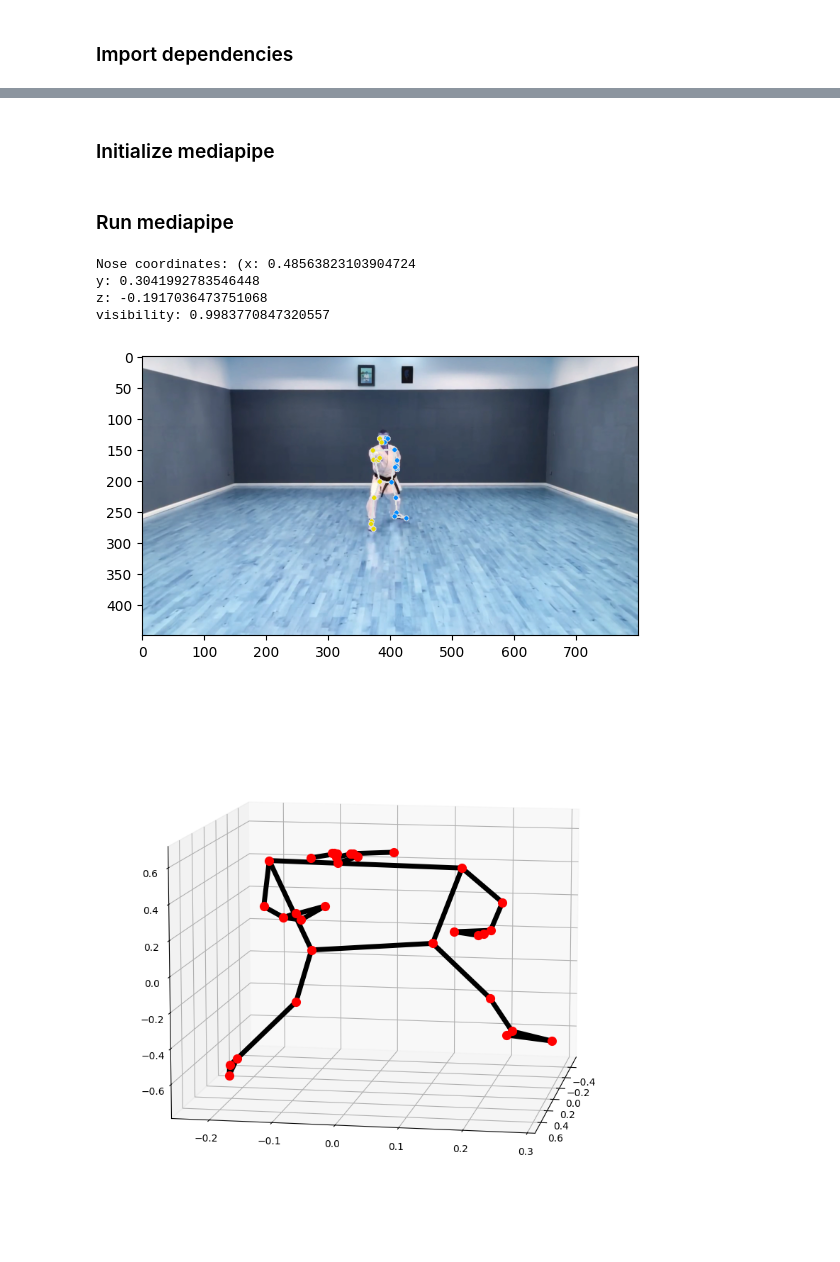
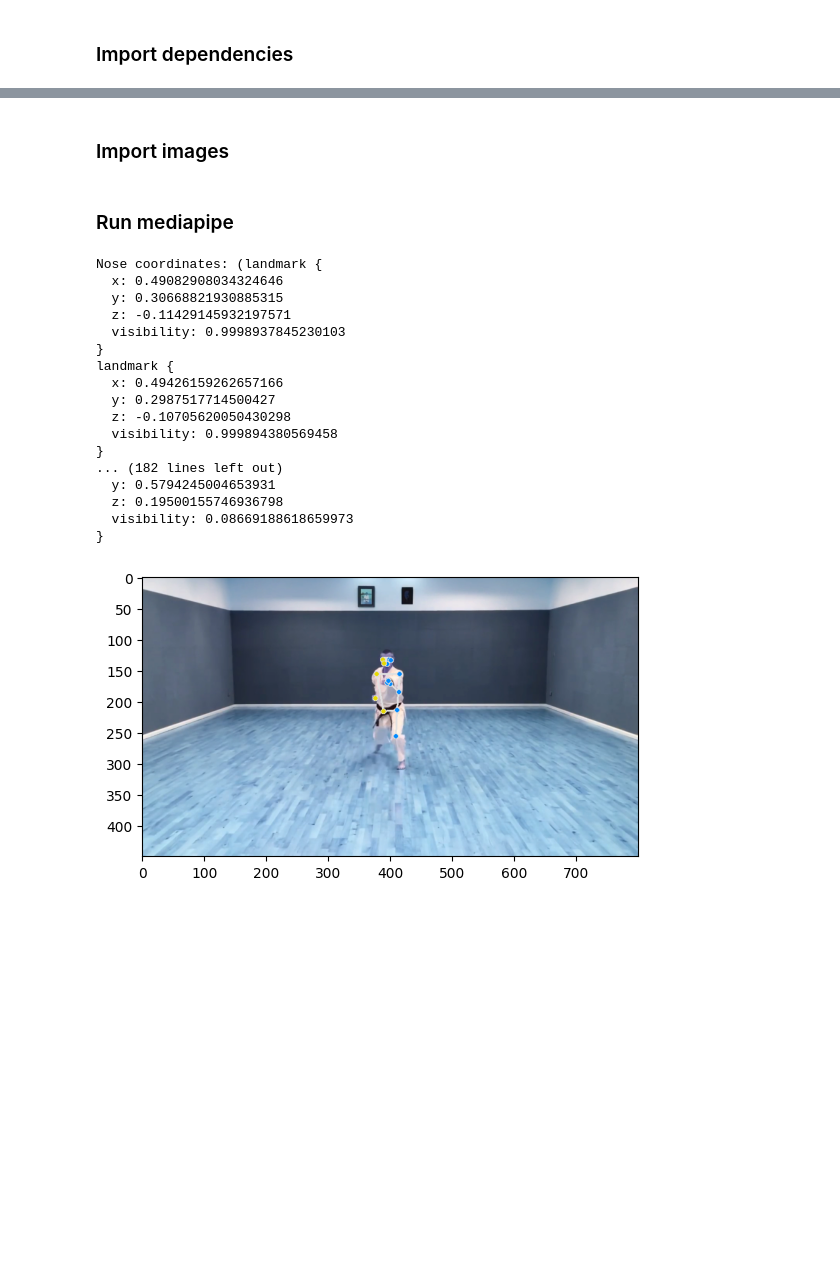
Before and after one commit to Riyuze/karate-trainer, a Jupyter notebook: get_coordinates.ipynb, the cells around one changed output, grey strips where cells are left out. Drawn from its saved outputs; the diff is of its cells as text; code cells hidden in the pictures; blank space fills up the shorter version.

Commit message:
Implemented Plot Drawing

```diff
--- a/get_coordinates.ipynb
+++ b/get_coordinates.ipynb
@@ -22,11 +25,11 @@ def resize(image):
         return cv2.resize(image, (DESIRED_WIDTH, math.floor(h/(w/DESIRED_WIDTH))))
     else:
         return cv2.resize(image, (math.floor(w/(h/DESIRED_HEIGHT)), DESIRED_HEIGHT))
+# %% [markdown]
+### Import images ###
 # %%
 images = []
 
-image1 = resize(cv2.imread("reference_pose/o_migi_chudan_oi_zuki.png"))
+image1 = resize(cv2.imread("reference_pose/p_hidari_chudan_oi_zuki.png"))
 
 images.append(image1)
-# %% [markdown]
-### Initialize mediapipe ###
@@ -37,32 +36,46 @@ mp_drawing_styles = mp.solutions.drawing_styles
 # %% [markdown]
 ### Run mediapipe ###
 # %%
+mp_pose = mp.solutions.pose
+mp_drawing = mp.solutions.drawing_utils
+mp_drawing_styles = mp.solutions.drawing_styles
+
 with mp_pose.Pose(static_image_mode=True, min_detection_confidence=0.7, model_complexity=2) as pose:
     for image in images:
         results = pose.process(cv2.cvtColor(image, cv2.COLOR_BGR2RGB))
 
         image_height, image_width, _ = image.shape
         if not results.pose_landmarks:
             continue
+
         print(
-            f'Nose coordinates: ('
-            f'{results.pose_landmarks.landmark[mp_pose.PoseLandmark.NOSE]}'
+            f'Landmark Coordinates: ('
+            f'{results.pose_landmarks})'
         )
 
         annotated_image = image.copy()
         mp_drawing.draw_landmarks(
             annotated_image,
             results.pose_landmarks,
             mp_pose.POSE_CONNECTIONS,
             landmark_drawing_spec=mp_drawing_styles.get_default_pose_landmarks_style())
         plt.imshow(annotated_image)
-
-        mp_drawing.plot_landmarks(
-            results.pose_world_landmarks, mp_pose.POSE_CONNECTIONS)
 # %% [output]
-Nose coordinates: (x: 0.48563823103904724
-y: 0.3041992783546448
-z: -0.1917036473751068
-visibility: 0.9983770847320557
+Nose coordinates: (landmark {
+  x: 0.49082908034324646
+  y: 0.30668821930885315
+  z: -0.11429145932197571
+  visibility: 0.9998937845230103
+}
+landmark {
+  x: 0.49426159262657166
+  y: 0.2987517714500427
+  z: -0.10705620050430298
+  visibility: 0.999894380569458
+}
+... (182 lines left out)
+  y: 0.5794245004653931
+  z: 0.19500155746936798
+  visibility: 0.08669188618659973
+}
-[figure, old version]
+[figure, new version]
-[figure, removed]
```
Also changed, not shown: parts of 6 cells of this notebook.
